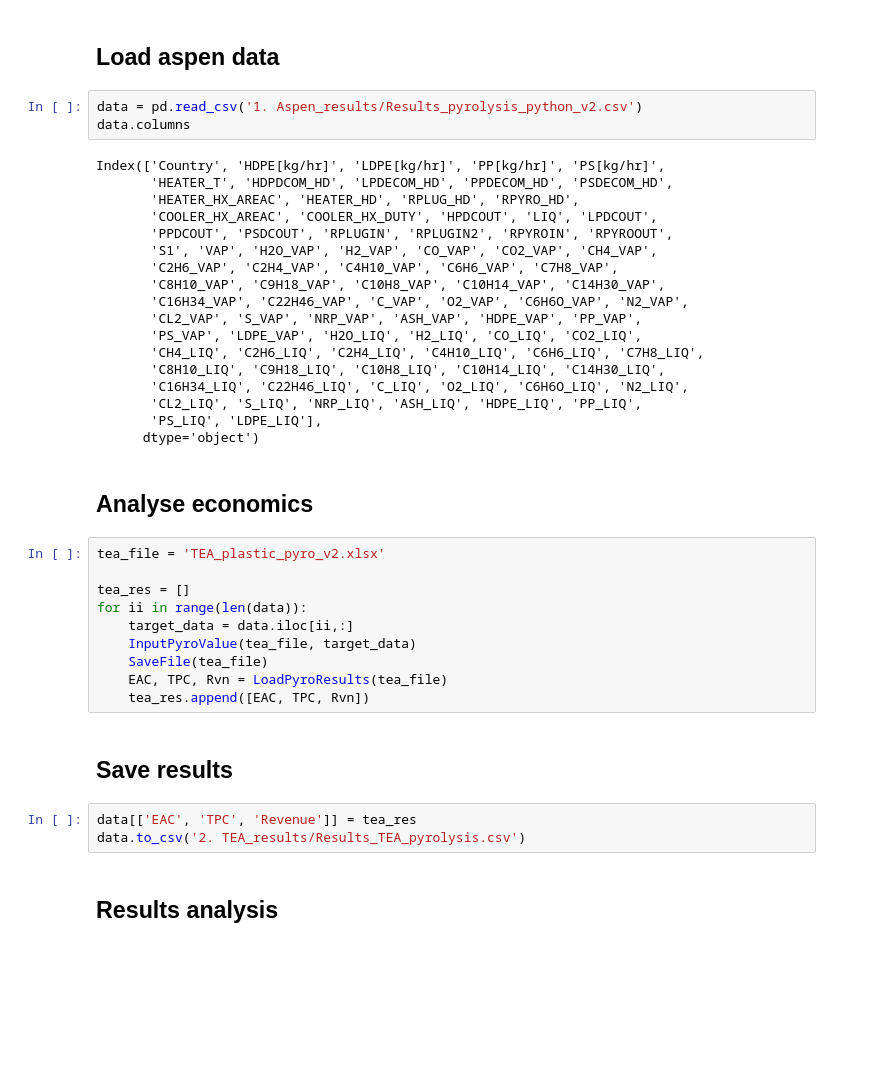
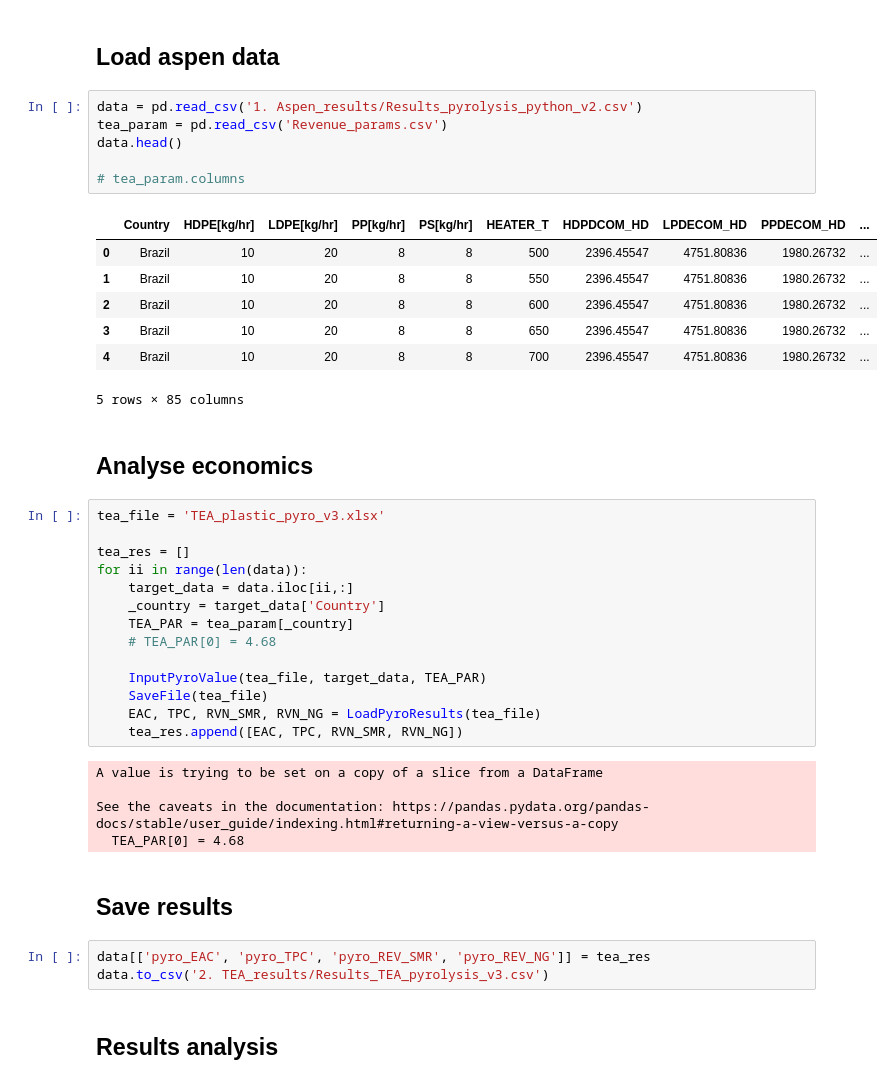
Before and after one commit to NahyeonAn/TeamEnv, a Jupyter notebook: TEA/TEA_PyrSMR.ipynb, the cells around one changed output. Cells and saved outputs as stored; diff of their text form; blank space fills up the shorter version.

```diff
--- a/TEA/TEA_PyrSMR.ipynb
+++ b/TEA/TEA_PyrSMR.ipynb
@@ -73,42 +81,44 @@ def LoadPyroResults(filename):
 ## Load aspen data
 # %%
 data = pd.read_csv('1. Aspen_results/Results_pyrolysis_python_v2.csv')
-data.columns
+tea_param = pd.read_csv('Revenue_params.csv')
+data.head()
+
+# tea_param.columns
 # %% [output]
+|  | Country | HDPE[kg/hr] | LDPE[kg/hr] | PP[kg/hr] | PS[kg/hr] | HEATER_T | HDPDCOM_HD | LPDECOM_HD | PPDECOM_HD | ... |
+| 0 | Brazil | 10 | 20 | 8 | 8 | 500 | 2396.45547 | 4751.80836 | 1980.26732 | ... |
+| 1 | Brazil | 10 | 20 | 8 | 8 | 550 | 2396.45547 | 4751.80836 | 1980.26732 | ... |
+| 2 | Brazil | 10 | 20 | 8 | 8 | 600 | 2396.45547 | 4751.80836 | 1980.26732 | ... |
+| 3 | Brazil | 10 | 20 | 8 | 8 | 650 | 2396.45547 | 4751.80836 | 1980.26732 | ... |
+| 4 | Brazil | 10 | 20 | 8 | 8 | 700 | 2396.45547 | 4751.80836 | 1980.26732 | ... |
-Index(['Country', 'HDPE[kg/hr]', 'LDPE[kg/hr]', 'PP[kg/hr]', 'PS[kg/hr]',
-       'HEATER_T', 'HDPDCOM_HD', 'LPDECOM_HD', 'PPDECOM_HD', 'PSDECOM_HD',
-       'HEATER_HX_AREAC', 'HEATER_HD', 'RPLUG_HD', 'RPYRO_HD',
-       'COOLER_HX_AREAC', 'COOLER_HX_DUTY', 'HPDCOUT', 'LIQ', 'LPDCOUT',
-       'PPDCOUT', 'PSDCOUT', 'RPLUGIN', 'RPLUGIN2', 'RPYROIN', 'RPYROOUT',
-       'S1', 'VAP', 'H2O_VAP', 'H2_VAP', 'CO_VAP', 'CO2_VAP', 'CH4_VAP',
-       'C2H6_VAP', 'C2H4_VAP', 'C4H10_VAP', 'C6H6_VAP', 'C7H8_VAP',
-       'C8H10_VAP', 'C9H18_VAP', 'C10H8_VAP', 'C10H14_VAP', 'C14H30_VAP',
-       'C16H34_VAP', 'C22H46_VAP', 'C_VAP', 'O2_VAP', 'C6H6O_VAP', 'N2_VAP',
-       'CL2_VAP', 'S_VAP', 'NRP_VAP', 'ASH_VAP', 'HDPE_VAP', 'PP_VAP',
-       'PS_VAP', 'LDPE_VAP', 'H2O_LIQ', 'H2_LIQ', 'CO_LIQ', 'CO2_LIQ',
-       'CH4_LIQ', 'C2H6_LIQ', 'C2H4_LIQ', 'C4H10_LIQ', 'C6H6_LIQ', 'C7H8_LIQ',
-       'C8H10_LIQ', 'C9H18_LIQ', 'C10H8_LIQ', 'C10H14_LIQ', 'C14H30_LIQ',
-       'C16H34_LIQ', 'C22H46_LIQ', 'C_LIQ', 'O2_LIQ', 'C6H6O_LIQ', 'N2_LIQ',
-       'CL2_LIQ', 'S_LIQ', 'NRP_LIQ', 'ASH_LIQ', 'HDPE_LIQ', 'PP_LIQ',
-       'PS_LIQ', 'LDPE_LIQ'],
-      dtype='object')
+5 rows × 85 columns
 # %% [markdown]
 ## Analyse economics
 # %%
-tea_file = 'TEA_plastic_pyro_v2.xlsx'
+tea_file = 'TEA_plastic_pyro_v3.xlsx'
 
 tea_res = []
 for ii in range(len(data)):
     target_data = data.iloc[ii,:]
-    InputPyroValue(tea_file, target_data)
+    _country = target_data['Country']
+    TEA_PAR = tea_param[_country]
+    # TEA_PAR[0] = 4.68
+
+    InputPyroValue(tea_file, target_data, TEA_PAR)
     SaveFile(tea_file)
-    EAC, TPC, Rvn = LoadPyroResults(tea_file)
-    tea_res.append([EAC, TPC, Rvn])
+    EAC, TPC, RVN_SMR, RVN_NG = LoadPyroResults(tea_file)
+    tea_res.append([EAC, TPC, RVN_SMR, RVN_NG])
+# %% [output]
+A value is trying to be set on a copy of a slice from a DataFrame
+
+See the caveats in the documentation: https://pandas.pydata.org/pandas-docs/stable/user_guide/indexing.html#returning-a-view-versus-a-copy
+  TEA_PAR[0] = 4.68
 # %% [markdown]
 ## Save results
 # %%
-data[['EAC', 'TPC', 'Revenue']] = tea_res
-data.to_csv('2. TEA_results/Results_TEA_pyrolysis.csv')
+data[['pyro_EAC', 'pyro_TPC', 'pyro_REV_SMR', 'pyro_REV_NG']] = tea_res
+data.to_csv('2. TEA_results/Results_TEA_pyrolysis_v3.csv')
 # %% [markdown]
 ## Results analysis
 # %%
```
Also changed, not shown: parts of 23 cells of this notebook, 38 other files.
